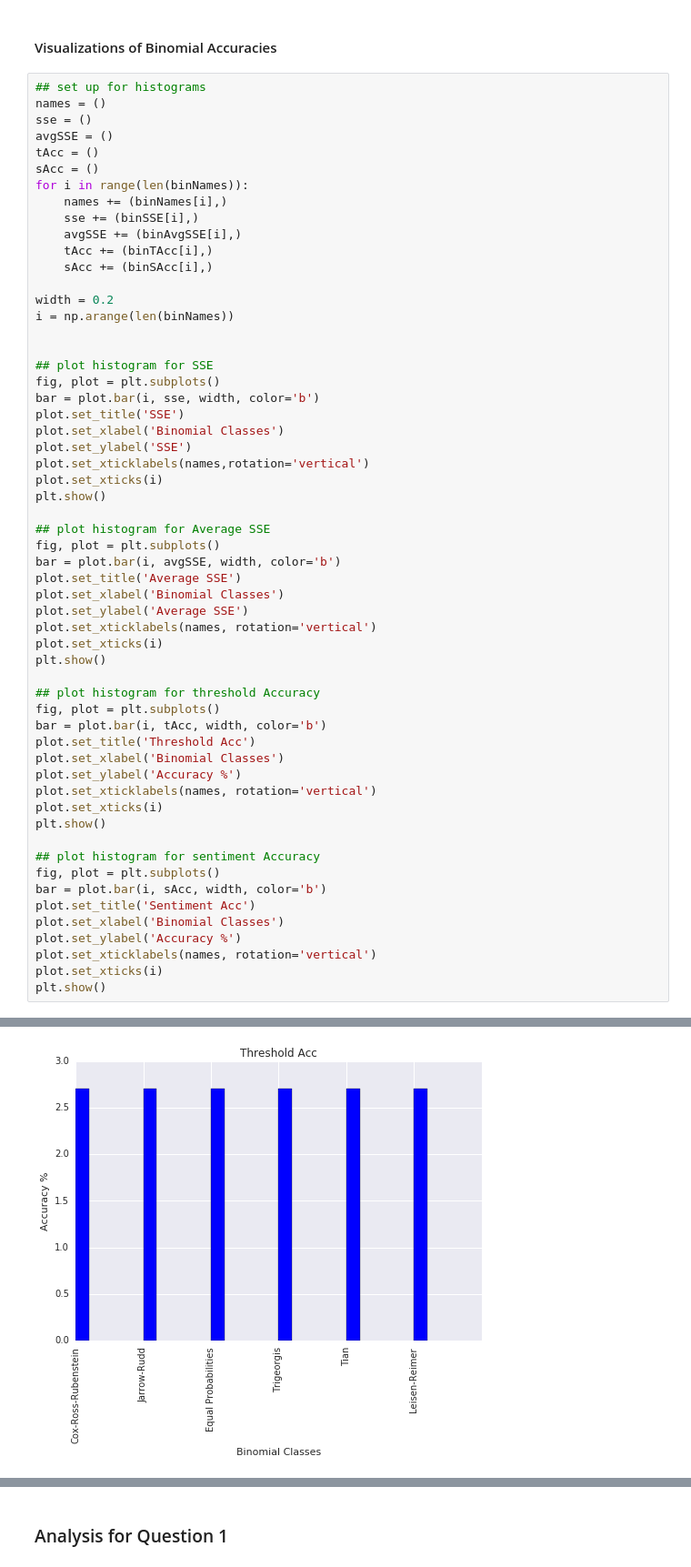
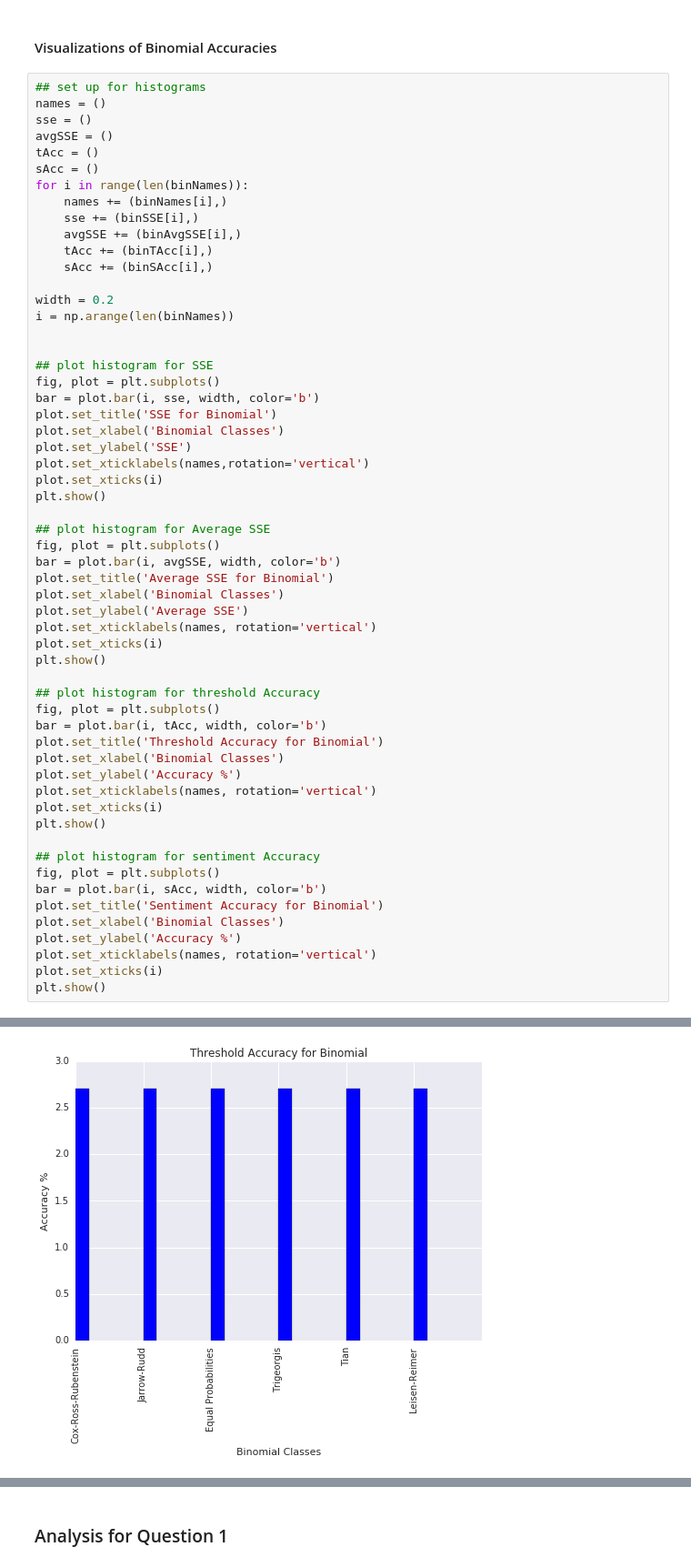
Before and after one commit to joelbraun/StockSim, a Jupyter notebook: Project.ipynb, the cells around one changed output, grey strips where cells are left out. Shown at 91% size. Saved outputs shown, nothing was run; the diff lists cells and outputs as text.

```diff
--- a/Project.ipynb
+++ b/Project.ipynb
@@ -236,7 +241,7 @@ i = np.arange(len(binNames))
 ## plot histogram for SSE
 fig, plot = plt.subplots()
 bar = plot.bar(i, sse, width, color='b')
-plot.set_title('SSE')
+plot.set_title('SSE for Binomial')
 plot.set_xlabel('Binomial Classes')
 plot.set_ylabel('SSE')
 plot.set_xticklabels(names,rotation='vertical')
@@ -246,7 +251,7 @@ plt.show()
 ## plot histogram for Average SSE
 fig, plot = plt.subplots()
 bar = plot.bar(i, avgSSE, width, color='b')
-plot.set_title('Average SSE')
+plot.set_title('Average SSE for Binomial')
 plot.set_xlabel('Binomial Classes')
 plot.set_ylabel('Average SSE')
 plot.set_xticklabels(names, rotation='vertical')
@@ -256,7 +261,7 @@ plt.show()
 ## plot histogram for threshold Accuracy
 fig, plot = plt.subplots()
 bar = plot.bar(i, tAcc, width, color='b')
-plot.set_title('Threshold Acc')
+plot.set_title('Threshold Accuracy for Binomial')
 plot.set_xlabel('Binomial Classes')
 plot.set_ylabel('Accuracy %')
 plot.set_xticklabels(names, rotation='vertical')
@@ -266,7 +271,7 @@ plt.show()
 ## plot histogram for sentiment Accuracy
 fig, plot = plt.subplots()
 bar = plot.bar(i, sAcc, width, color='b')
-plot.set_title('Sentiment Acc')
+plot.set_title('Sentiment Accuracy for Binomial')
 plot.set_xlabel('Binomial Classes')
 plot.set_ylabel('Accuracy %')
 plot.set_xticklabels(names, rotation='vertical')
@@ -278 +283 @@ plt.show()
-[figure, old version]
+[figure, new version]
```
Also changed, not shown: parts of 33 cells of this notebook, 1 other file.
